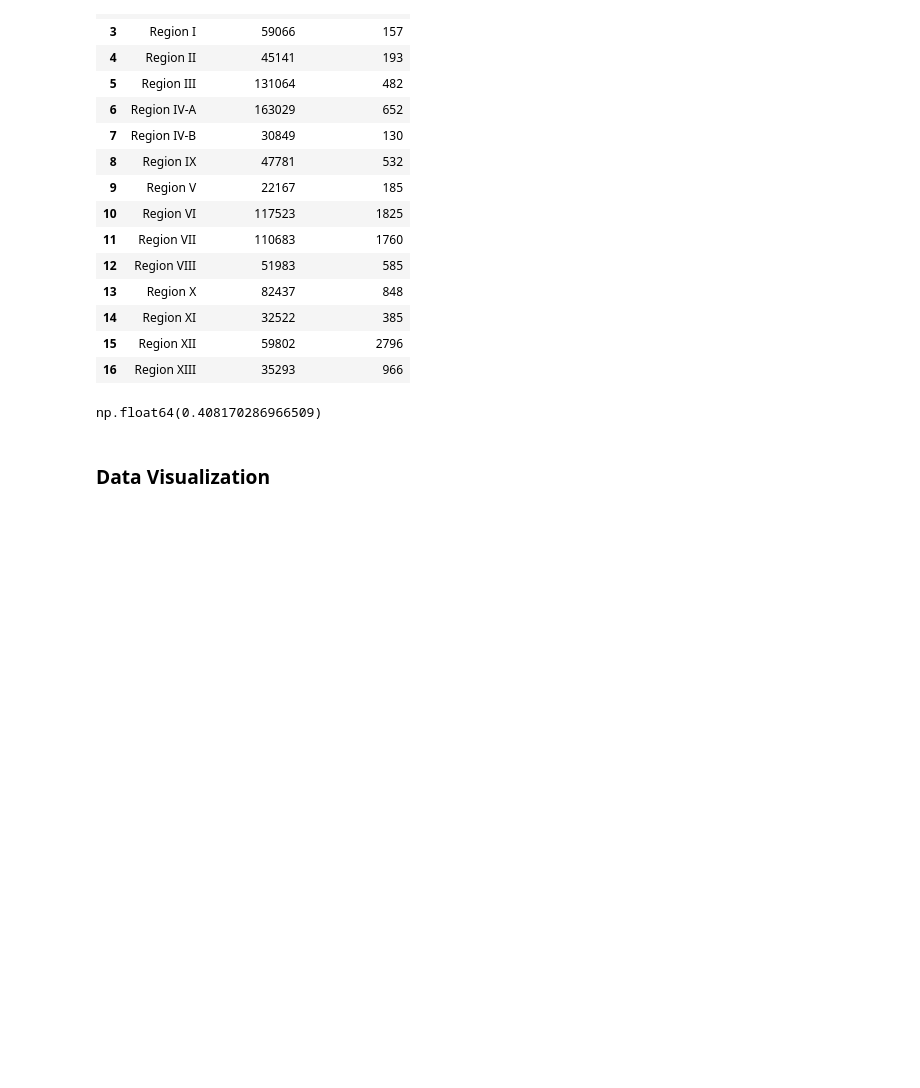
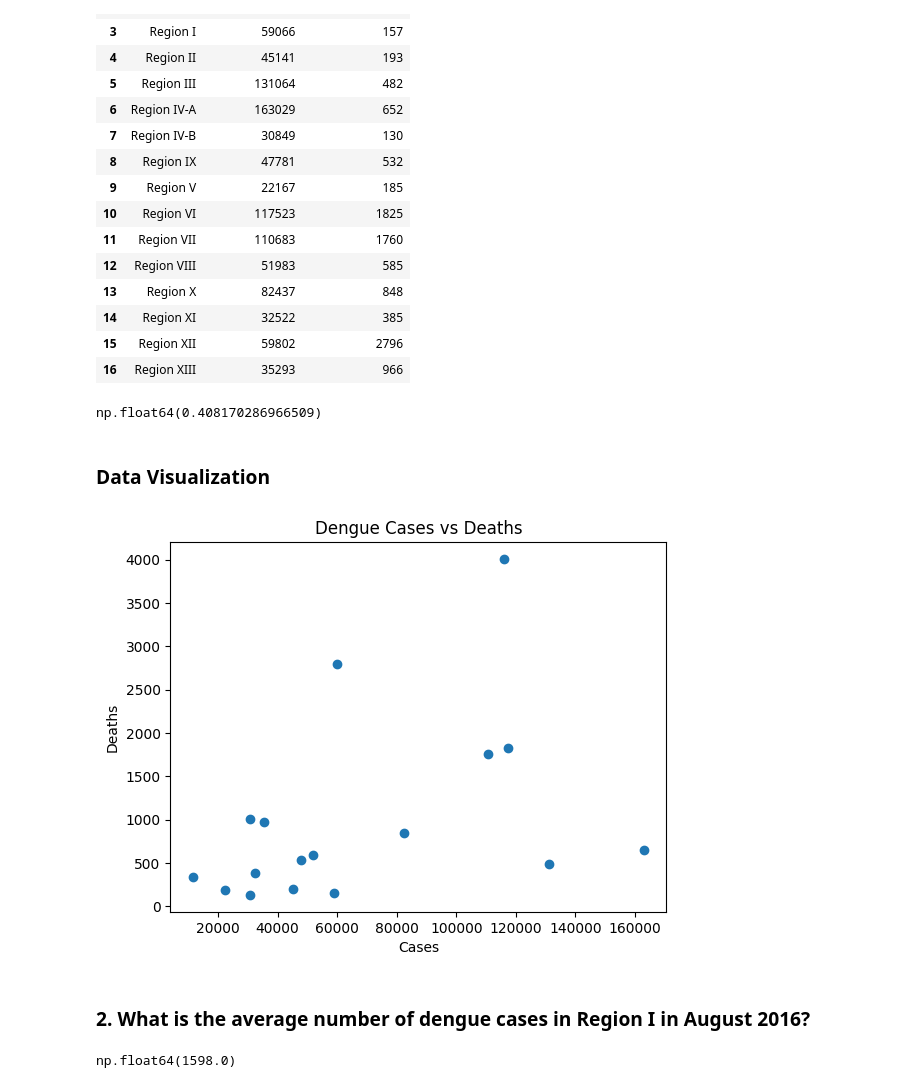
Before and after one commit to alleysOonie/ELEC303-DATA-ANALYTICS-CALDERON, a Jupyter notebook: Project3_PH_Data_Analysis.ipynb, the cells around one changed output. Saved outputs shown, nothing was run; the diff lists cells and outputs as text; code cells hidden in the pictures; blank space fills up the shorter version.

```diff
--- a/Project3_PH_Data_Analysis.ipynb
+++ b/Project3_PH_Data_Analysis.ipynb
@@ -76,3 +76,12 @@ region_dengue['Dengue_Cases'].corr(region_dengue['Dengue_Deaths'])
 np.float64(0.408170286966509)
 # %% [markdown]
 <h3> Data Visualization </h3>
+# %%
+plt.scatter(region_dengue['Dengue_Cases'], region_dengue['Dengue_Deaths'])
+plt.xlabel("Cases"); plt.ylabel("Deaths")
+plt.title("Dengue Cases vs Deaths")
+plt.show()
+# %% [output]
+[figure, added]
+# %% [markdown]
+<h3> 2. What is the average number of dengue cases in Region I in August 2016? </h3>
@@ -78,0 +90,4 @@ np.float64(0.408170286966509)
+# %%
+R1_dengue_cases
+# %% [output]
+np.float64(1598.0)
```
Also changed, not shown: parts of 24 cells of this notebook.
